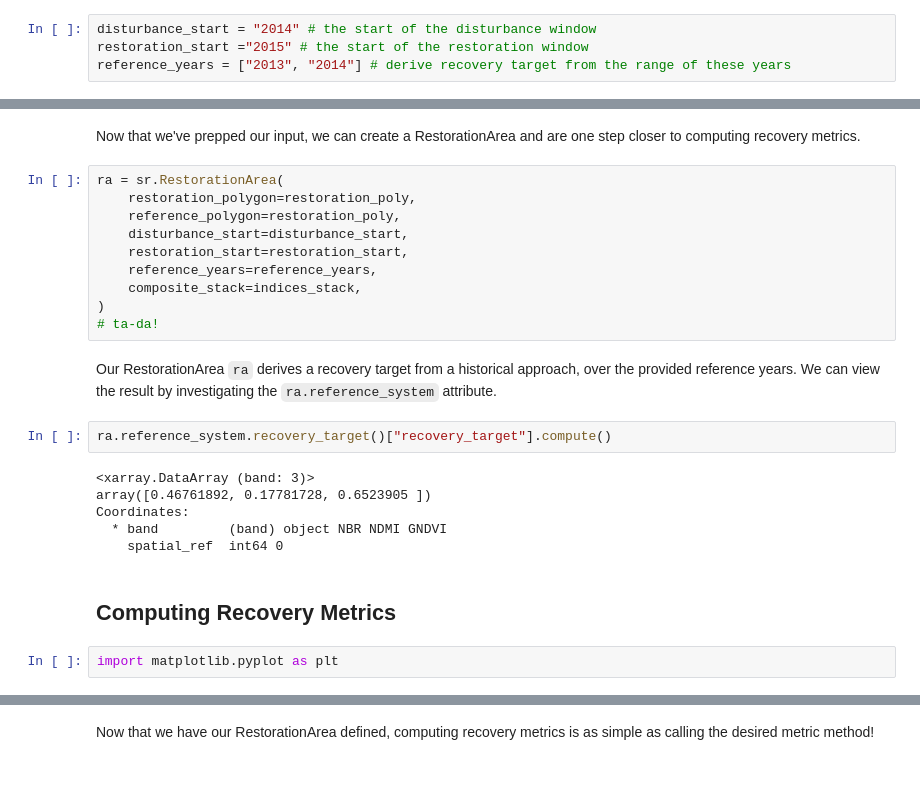
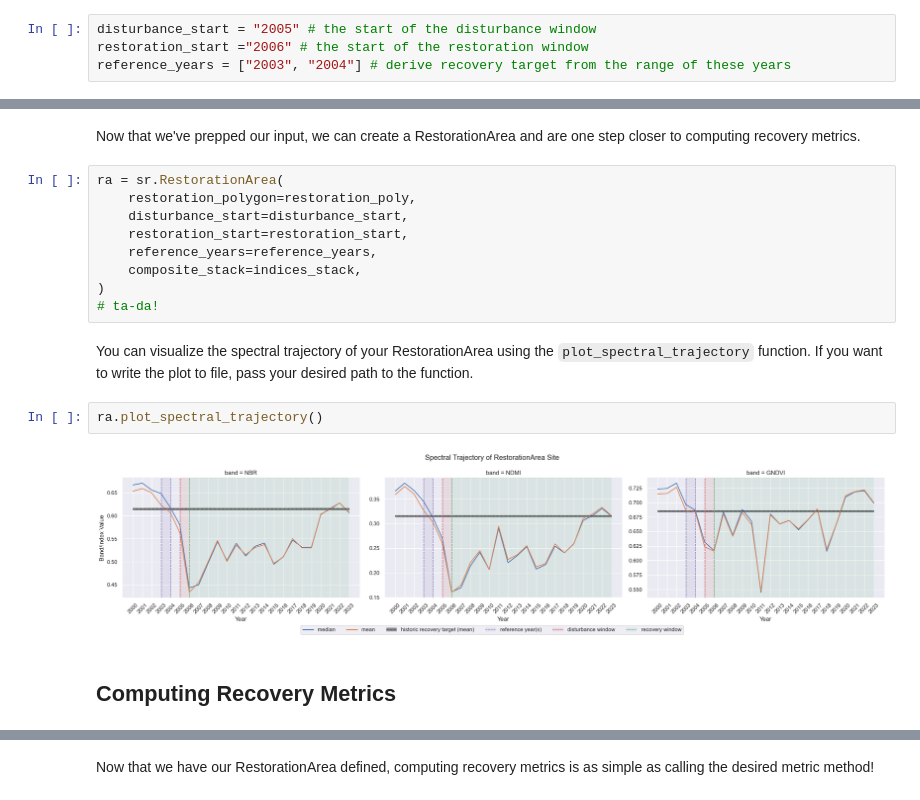
Before and after one commit to PEOPLE-ER/spectral-recovery, a Jupyter notebook: docs/overview_API.ipynb, the cells around one changed output, grey strips where cells are left out. Cells and saved outputs as stored; diff of their text form.

```diff
--- a/docs/overview_API.ipynb
+++ b/docs/overview_API.ipynb
@@ -133,9 +75,9 @@ Attributes: (0)
 # %% [markdown]
 Finally, define the years we need for a restoration area: disturbance event start year, restoration event start year, and reference year(s).
 # %%
-disturbance_start = "2014" # the start of the disturbance window
-restoration_start ="2015" # the start of the restoration window
-reference_years = ["2013", "2014"] # derive recovery target from the range of these years
+disturbance_start = "2005" # the start of the disturbance window
+restoration_start ="2006" # the start of the restoration window
+reference_years = ["2003", "2004"] # derive recovery target from the range of these years
 # %% [markdown]
 ### Creating a RestorationArea
 # %% [markdown]
@@ -143,24 +85,17 @@ Now that we've prepped our input, we can create a RestorationArea and are one st
 # %%
 ra = sr.RestorationArea(
     restoration_polygon=restoration_poly,
-    reference_polygon=restoration_poly,
     disturbance_start=disturbance_start,
     restoration_start=restoration_start,
     reference_years=reference_years,
     composite_stack=indices_stack,
 )
 # ta-da!
-# %% [markdown]
-Our RestorationArea `ra` derives a recovery target from a historical approach, over the provided reference years. We can view the result by investigating the `ra.reference_system` attribute.
-# %%
-ra.reference_system.recovery_target()["recovery_target"].compute()
-# %% [output]
-<xarray.DataArray (band: 3)>
-array([0.46761892, 0.17781728, 0.6523905 ])
-Coordinates:
-  * band         (band) object NBR NDMI GNDVI
-    spatial_ref  int64 0
+# %% [markdown]
+You can visualize the spectral trajectory of your RestorationArea using the `plot_spectral_trajectory` function. If you want to write the plot to file, pass your desired path to the function.
+# %%
+ra.plot_spectral_trajectory()
+# %% [output]
+[figure, added]
 # %% [markdown]
 ## Computing Recovery Metrics
-# %%
-import matplotlib.pyplot as plt
```
Also changed, not shown: parts of 26 cells of this notebook, 59 other files.
